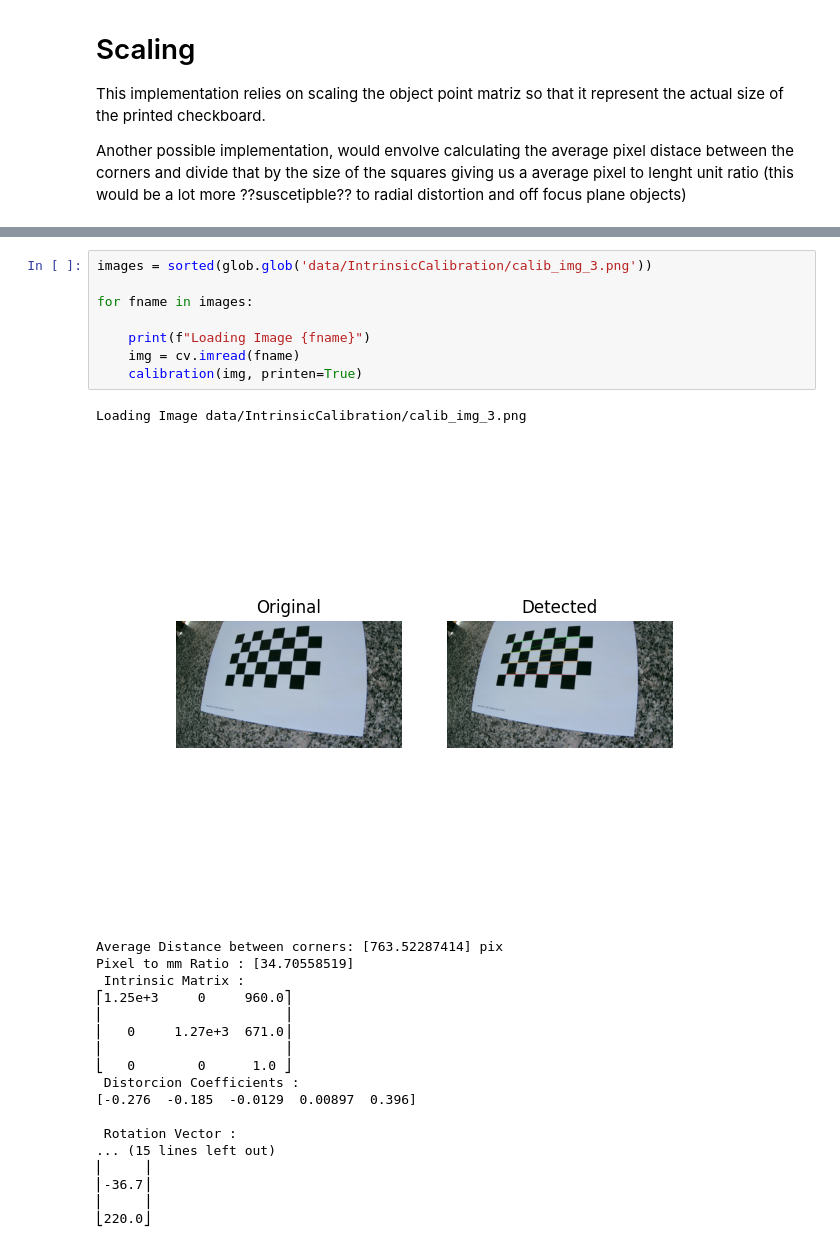
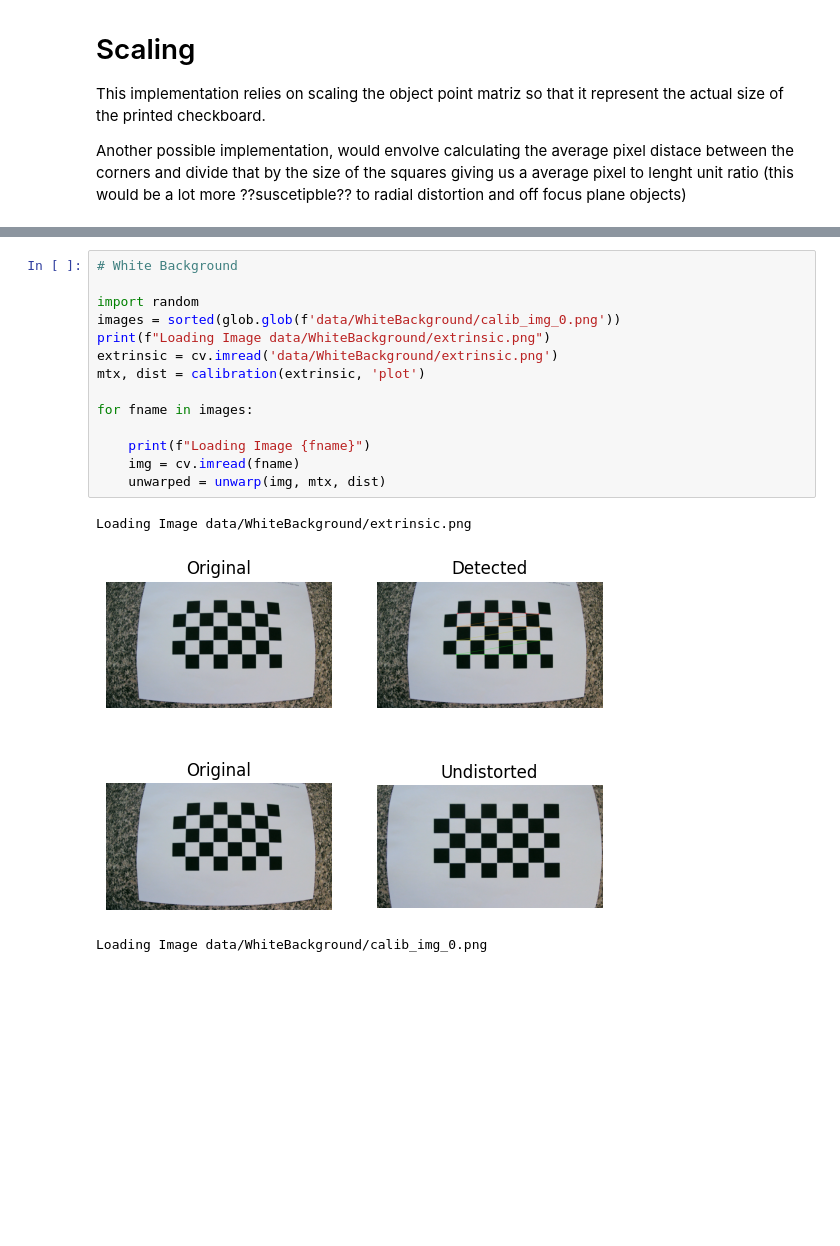
Before and after one commit to martinhofigueiredo/VC, a Jupyter notebook: assignment1/deliverable.ipynb, the cells around one changed output, grey strips where cells are left out. Cells and saved outputs as stored; diff of their text form; blank space fills up the shorter version.

Commit message:
added stuffs like background

```diff
--- a/assignment1/deliverable.ipynb
+++ b/assignment1/deliverable.ipynb
@@ -141,31 +215,21 @@ def calibration(img, printen=False, unit='mm'):
 # %%
-images = sorted(glob.glob('data/IntrinsicCalibration/calib_img_3.png'))
+# White Background
+
+import random
+images = sorted(glob.glob(f'data/WhiteBackground/calib_img_0.png'))
+print(f"Loading Image data/WhiteBackground/extrinsic.png")
+extrinsic = cv.imread('data/WhiteBackground/extrinsic.png')
+mtx, dist = calibration(extrinsic, 'plot')
 
 for fname in images:
 
     print(f"Loading Image {fname}")
     img = cv.imread(fname)
-    calibration(img, printen=True)
+    unwarped = unwarp(img, mtx, dist)
 # %% [output]
-Loading Image data/IntrinsicCalibration/calib_img_3.png
+Loading Image data/WhiteBackground/extrinsic.png
-[figure, old version]
+[figure, new version]
-Average Distance between corners: [763.52287414] pix
-Pixel to mm Ratio : [34.70558519]
- Intrinsic Matrix :
-⎡1.25e+3     0     960.0⎤
-⎢                       ⎥
-⎢   0     1.27e+3  671.0⎥
-⎢                       ⎥
-⎣   0        0      1.0 ⎦
- Distorcion Coefficients :
-[-0.276  -0.185  -0.0129  0.00897  0.396]
-
- Rotation Vector :
-... (15 lines left out)
-⎢     ⎥
-⎢-36.7⎥
-⎢     ⎥
-⎣220.0⎦
+Loading Image data/WhiteBackground/calib_img_0.png
 # %%
 import cv2
 import numpy as np
```
Also changed, not shown: parts of 7 cells of this notebook.
